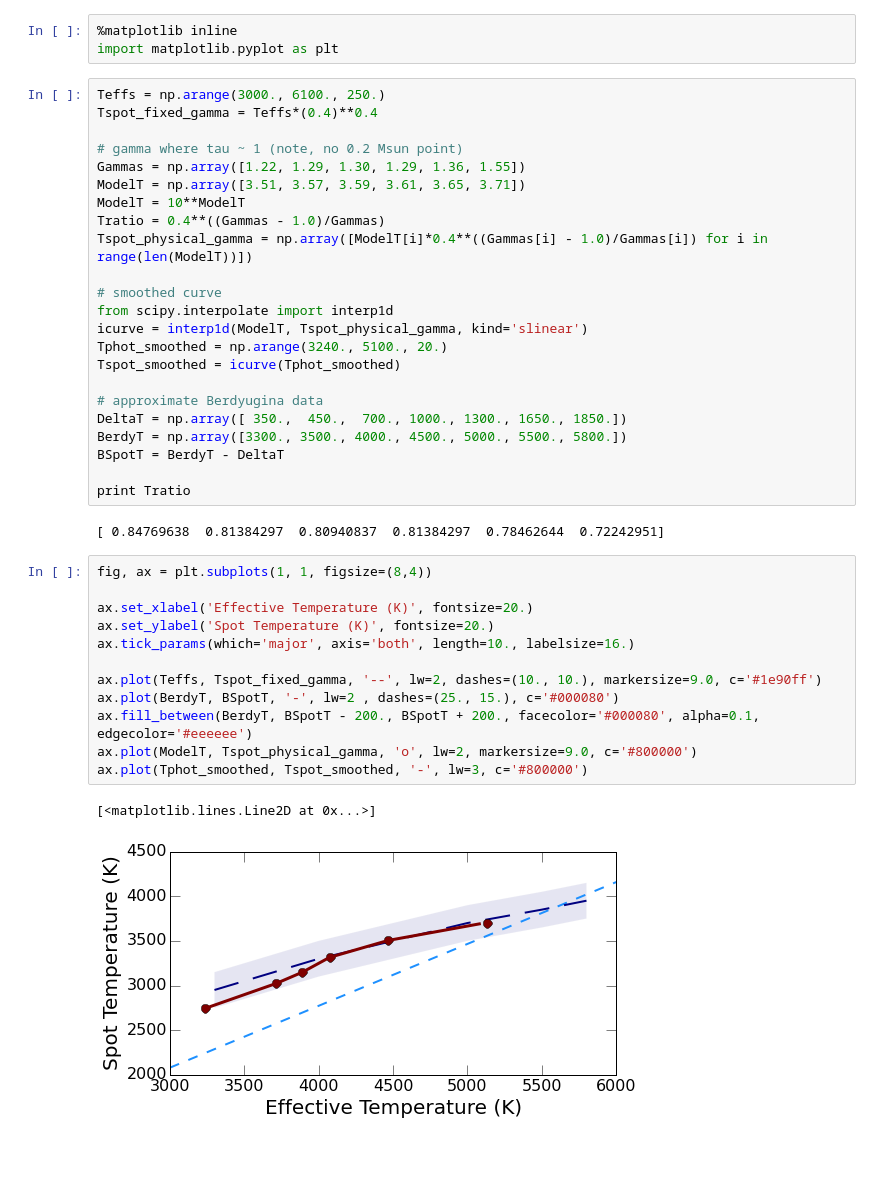
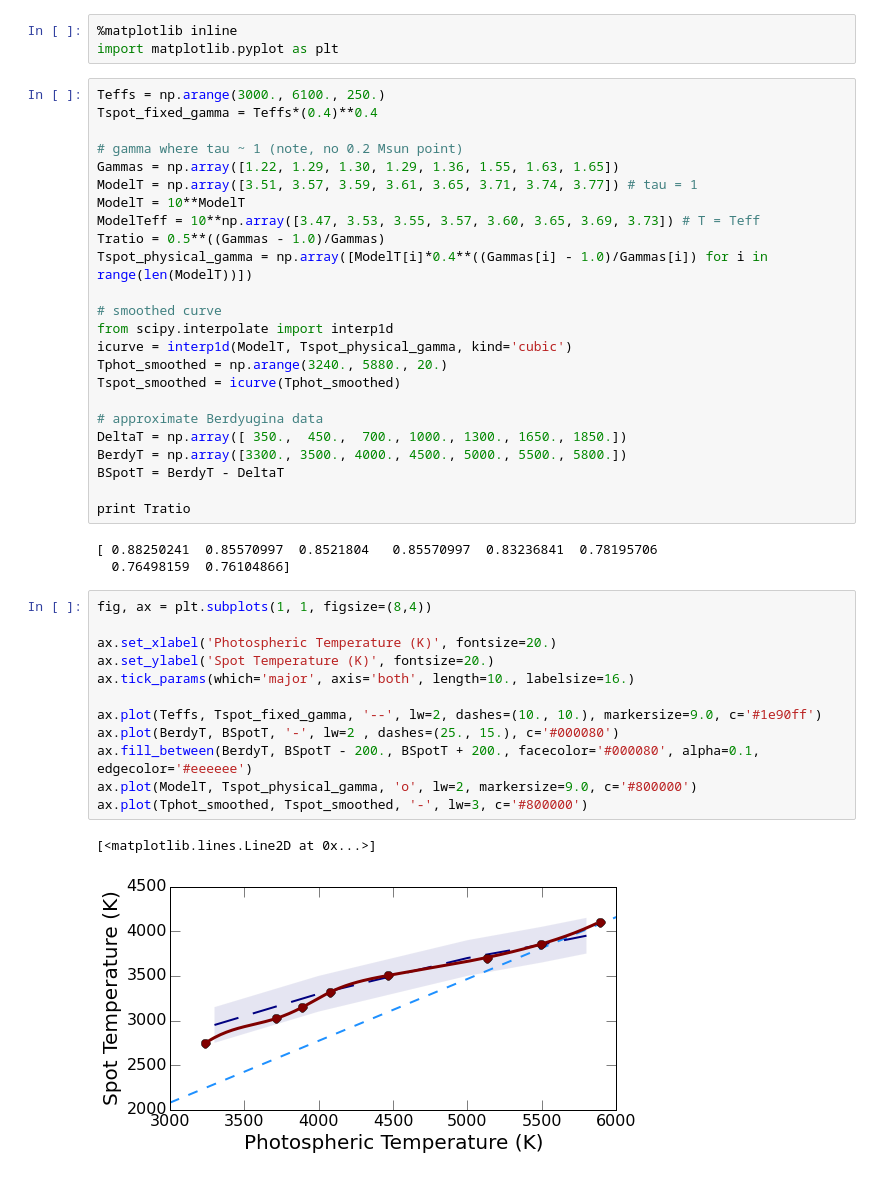
Before and after one commit to gfeiden/Notebook, a Jupyter notebook: Daily/20150803_pressure_reduc_spots.ipynb, the cells around one changed output. Cells and saved outputs as stored; diff of their text form.

Commit message:
Simple model prediction of spot temperatures

```diff
--- a/Daily/20150803_pressure_reduc_spots.ipynb
+++ b/Daily/20150803_pressure_reduc_spots.ipynb
@@ -108,16 +108,17 @@ Teffs = np.arange(3000., 6100., 250.)
 Tspot_fixed_gamma = Teffs*(0.4)**0.4
 
 # gamma where tau ~ 1 (note, no 0.2 Msun point)
-Gammas = np.array([1.22, 1.29, 1.30, 1.29, 1.36, 1.55])
-ModelT = np.array([3.51, 3.57, 3.59, 3.61, 3.65, 3.71])
+Gammas = np.array([1.22, 1.29, 1.30, 1.29, 1.36, 1.55, 1.63, 1.65])
+ModelT = np.array([3.51, 3.57, 3.59, 3.61, 3.65, 3.71, 3.74, 3.77]) # tau = 1
 ModelT = 10**ModelT
-Tratio = 0.4**((Gammas - 1.0)/Gammas)
+ModelTeff = 10**np.array([3.47, 3.53, 3.55, 3.57, 3.60, 3.65, 3.69, 3.73]) # T = Teff
+Tratio = 0.5**((Gammas - 1.0)/Gammas)
 Tspot_physical_gamma = np.array([ModelT[i]*0.4**((Gammas[i] - 1.0)/Gammas[i]) for i in range(len(ModelT))])
 
 # smoothed curve
 from scipy.interpolate import interp1d
-icurve = interp1d(ModelT, Tspot_physical_gamma, kind='slinear')
-Tphot_smoothed = np.arange(3240., 5100., 20.)
+icurve = interp1d(ModelT, Tspot_physical_gamma, kind='cubic')
+Tphot_smoothed = np.arange(3240., 5880., 20.)
 Tspot_smoothed = icurve(Tphot_smoothed)
 
 # approximate Berdyugina data
@@ -127,22 +128,23 @@ BSpotT = BerdyT - DeltaT
 
 print Tratio
 # %% [output]
-[ 0.84769638  0.81384297  0.80940837  0.81384297  0.78462644  0.72242951]
+[ 0.88250241  0.85570997  0.8521804   0.85570997  0.83236841  0.78195706
+  0.76498159  0.76104866]
 # %%
 fig, ax = plt.subplots(1, 1, figsize=(8,4))
 
-ax.set_xlabel('Effective Temperature (K)', fontsize=20.)
+ax.set_xlabel('Photospheric Temperature (K)', fontsize=20.)
 ax.set_ylabel('Spot Temperature (K)', fontsize=20.)
 ax.tick_params(which='major', axis='both', length=10., labelsize=16.)
 
 ax.plot(Teffs, Tspot_fixed_gamma, '--', lw=2, dashes=(10., 10.), markersize=9.0, c='#1e90ff')
 ax.plot(BerdyT, BSpotT, '-', lw=2 , dashes=(25., 15.), c='#000080')
 ax.fill_between(BerdyT, BSpotT - 200., BSpotT + 200., facecolor='#000080', alpha=0.1, edgecolor='#eeeeee')
 ax.plot(ModelT, Tspot_physical_gamma, 'o', lw=2, markersize=9.0, c='#800000')
 ax.plot(Tphot_smoothed, Tspot_smoothed, '-', lw=3, c='#800000')
 # %% [output]
 [<matplotlib.lines.Line2D at 0x...>]
-[figure, old version]
+[figure, new version]
 # %%
 fig, ax = plt.subplots(1, 1, figsize=(8,4))
 
```
Also changed, not shown: parts of 2 cells of this notebook.
